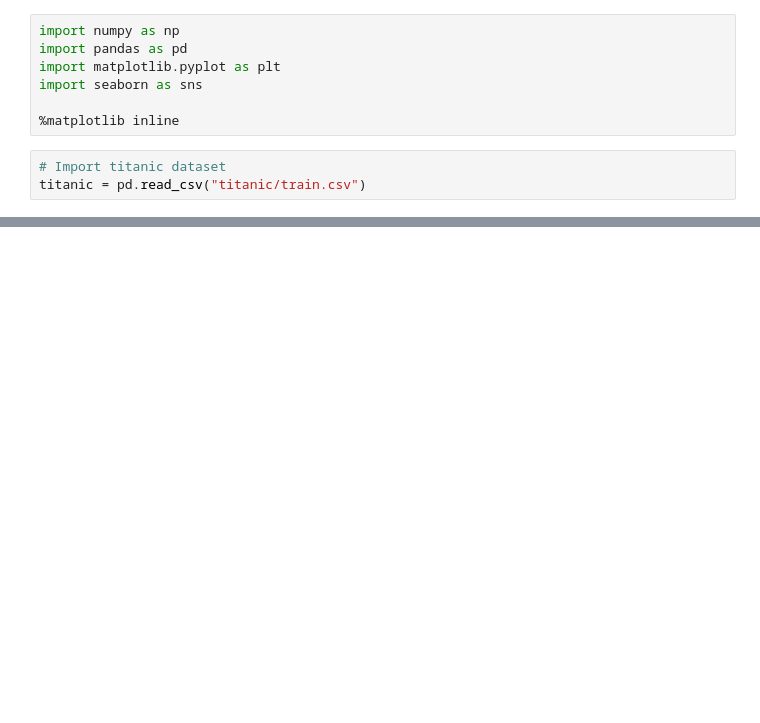
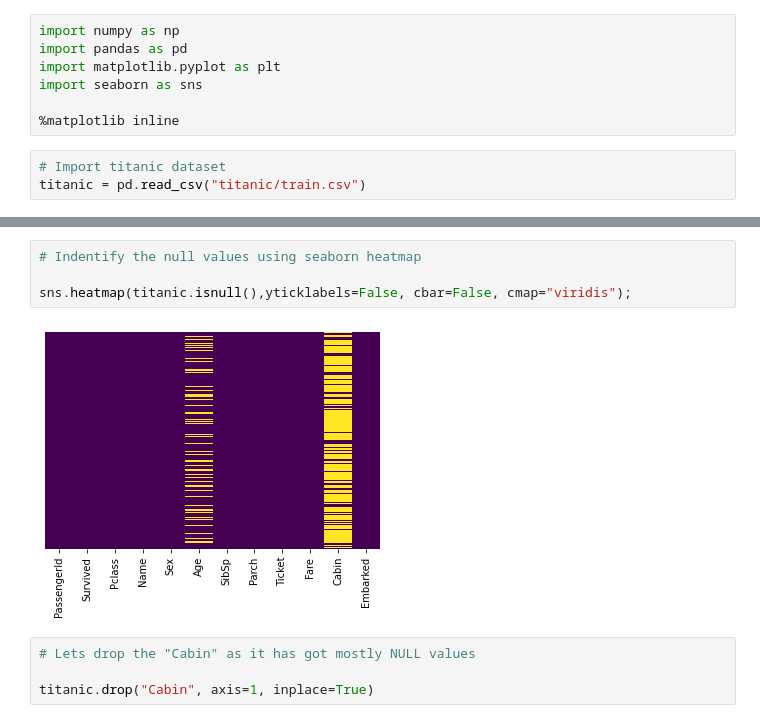
Before and after one commit to m0hank/project-ml, a Jupyter notebook: Titanic dataset.ipynb, the cells around one changed output, grey strips where cells are left out. Saved outputs shown, nothing was run; the diff lists cells and outputs as text; blank space fills up the shorter version.

```diff
--- a/Titanic dataset.ipynb
+++ b/Titanic dataset.ipynb
@@ -19,0 +73,10 @@ titanic.head()
+# %%
+# Indentify the null values using seaborn heatmap
+
+sns.heatmap(titanic.isnull(),yticklabels=False, cbar=False, cmap="viridis");
+# %% [output]
+[figure, added]
+# %%
+# Lets drop the "Cabin" as it has got mostly NULL values
+
+titanic.drop("Cabin", axis=1, inplace=True)
```
Also changed, not shown: parts of 13 cells of this notebook.
